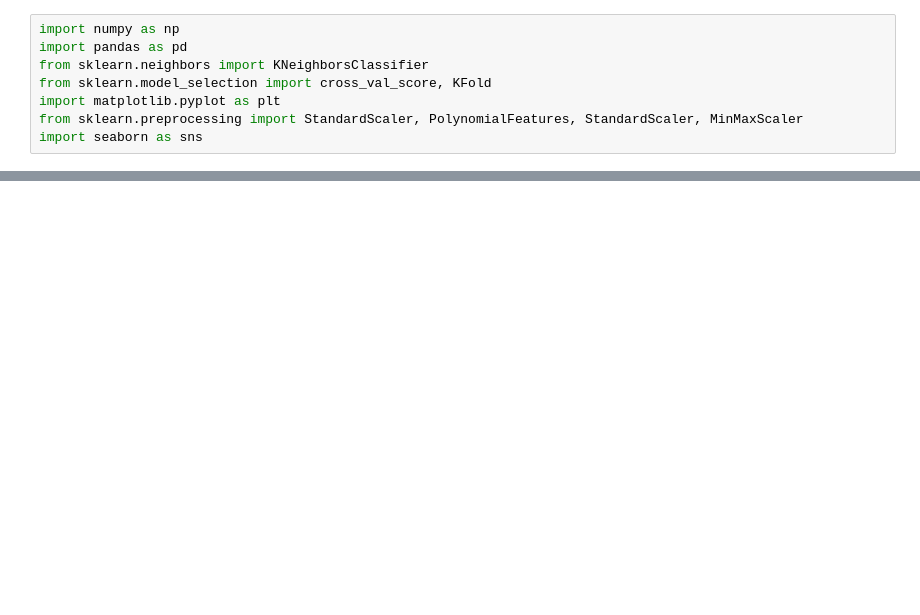
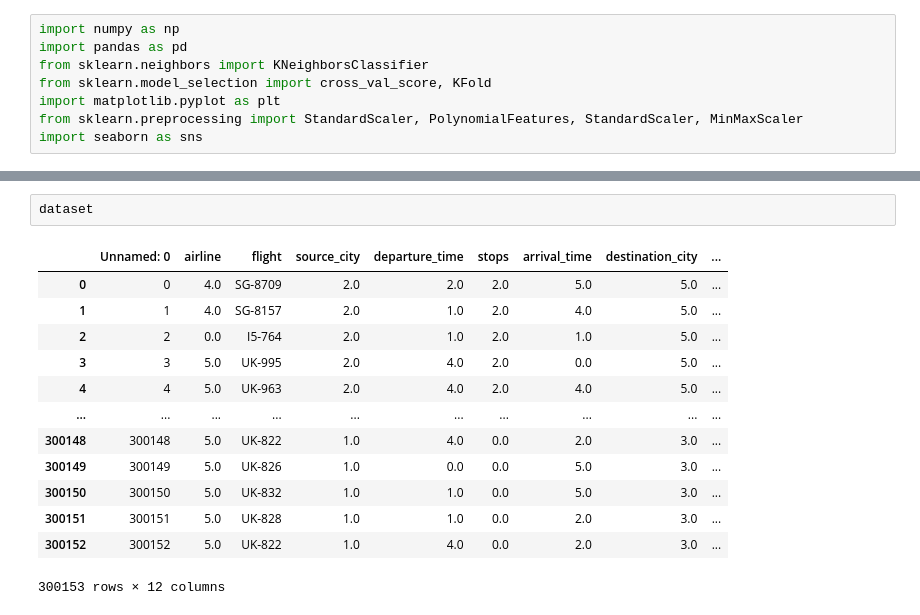
Before and after one commit to Amir-Shahriari/Flight-Fare-Regression, a Jupyter notebook: Flight fares.ipynb, the cells around one changed output, grey strips where cells are left out. Cells and saved outputs as stored; diff of their text form; blank space fills up the shorter version.

```diff
--- a/Flight fares.ipynb
+++ b/Flight fares.ipynb
@@ -33,0 +73,16 @@ import seaborn as sns
+# %%
+dataset
+# %% [output]
+|  | Unnamed: 0 | airline | flight | source_city | departure_time | stops | arrival_time | destination_city | ... |
+| 0 | 0 | 4.0 | SG-8709 | 2.0 | 2.0 | 2.0 | 5.0 | 5.0 | ... |
+| 1 | 1 | 4.0 | SG-8157 | 2.0 | 1.0 | 2.0 | 4.0 | 5.0 | ... |
+| 2 | 2 | 0.0 | I5-764 | 2.0 | 1.0 | 2.0 | 1.0 | 5.0 | ... |
+| 3 | 3 | 5.0 | UK-995 | 2.0 | 4.0 | 2.0 | 0.0 | 5.0 | ... |
+| 4 | 4 | 5.0 | UK-963 | 2.0 | 4.0 | 2.0 | 4.0 | 5.0 | ... |
+| ... | ... | ... | ... | ... | ... | ... | ... | ... | ... |
+| 300148 | 300148 | 5.0 | UK-822 | 1.0 | 4.0 | 0.0 | 2.0 | 3.0 | ... |
+| 300149 | 300149 | 5.0 | UK-826 | 1.0 | 0.0 | 0.0 | 5.0 | 3.0 | ... |
+| 300150 | 300150 | 5.0 | UK-832 | 1.0 | 1.0 | 0.0 | 5.0 | 3.0 | ... |
+| 300151 | 300151 | 5.0 | UK-828 | 1.0 | 1.0 | 0.0 | 2.0 | 3.0 | ... |
+| 300152 | 300152 | 5.0 | UK-822 | 1.0 | 4.0 | 0.0 | 2.0 | 3.0 | ... |
+300153 rows × 12 columns
```
Also changed, not shown: parts of 6 cells of this notebook.
